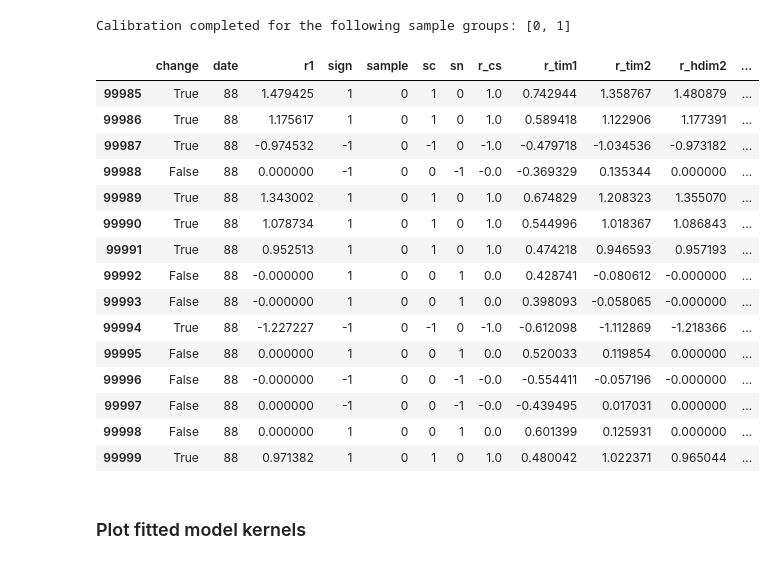
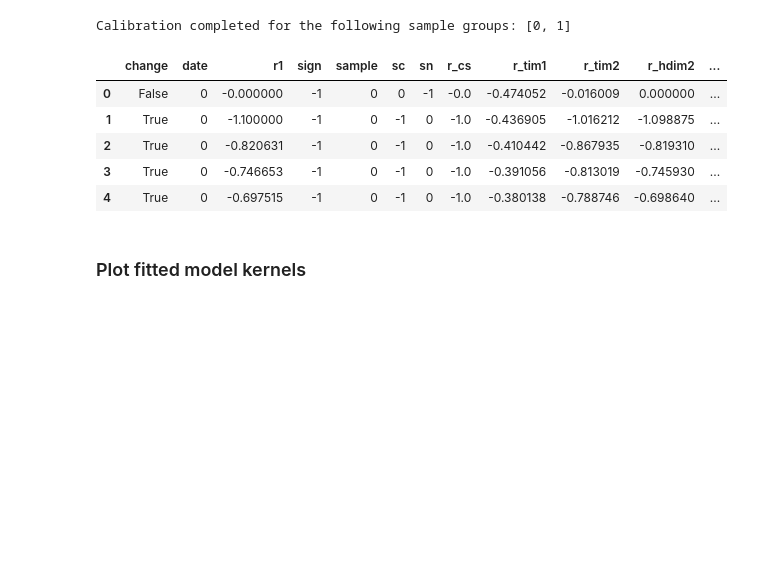
Before and after one commit to felixpatzelt/priceprop, a Jupyter notebook: examples/calibrate_batch_demo.ipynb, the cells around one changed output. Saved outputs shown, nothing was run; the diff lists cells and outputs as text; code cells hidden in the pictures; blank space fills up the shorter version.

```diff
--- a/examples/calibrate_batch_demo.ipynb
+++ b/examples/calibrate_batch_demo.ipynb
@@ -41,30 +39,30 @@ c = (powerlaw_psd_gaussian(1-gamma_c, steps) > 0)
 # ---------------------------------------------
 
 # maximum lag for propagator kernel
-lmax = 2**9
-lags = np.arange(1,lmax+1)
+maxlag = 2**8
+lags = np.arange(1,maxlag+1)
 
 # time steps
 t = np.arange(steps, dtype=int)
 
 # some power law kernels
-## differential kernel
-k_n = prop.k_pow(lmax+1, prop.beta_from_gamma(gamma_s))
-k_c = prop.k_pow(lmax+1, prop.beta_from_gamma(gamma_s))
+k_n = prop.k_pow(maxlag+1, prop.beta_from_gamma(gamma_s)) * 0.25
+k_c = prop.k_pow(maxlag+1, prop.beta_from_gamma(gamma_s))
+k_n[0] = 0
+k_n[1] = .1
 
-k_n[0] = 0
 r = prop.hdim2(s, c, k_n, k_c)
 # %% [markdown]
 Create a dataframe that resembles the way actual trading data may be analysed
 # %%
 # simulate split over different days
-mean_day_length = 2**9
+mean_day_length = 2**8
 trades = pd.DataFrame({
     'r1':         r,  # one-step mid-return
     'sign':       s,  # signed volume (quantity) of a single trade
     'change':     c,  # change indicator
     # simulate days of different lenghts
-    'date':       np.cumsum(np.random.rand(len(c)) / mean_day_length / 1.1).astype(int)
+    'date':       np.cumsum(np.random.rand(len(c)) / mean_day_length).astype(int)
 })
 # split in two sample groups for out-of-sample analysis
 trades['sample'] = trades['date'] % 2
@@ -80,6 +78,6 @@ trades.head()
 # %% [markdown]
 Now the trades are added to a dictionary which allows to collect also the price responses, correlation matrices, etc. for later analyses.
 # %%
-db = {'tt': trades, 'lmax': lmax} # tt stands for true trades, i.e. after merging transactions
+db = {'tt': trades} # tt stands for true trades, i.e. after merging transactions
 # %% [markdown]
 ### Calibrate and simulate the models
@@ -95,24 +100,14 @@ print db['cal'].keys()
 Calibration completed for the following sample groups: [0, 1]
 # %%
 # the simulated time-series should now be included in the trades dataframe
-db['tt'].tail(15)
+db['tt'].head()
 # %% [output]
 |  | change | date | r1 | sign | sample | sc | sn | r_cs | r_tim1 | r_tim2 | r_hdim2 | ... |
-| 99985 | True | 88 | 1.479425 | 1 | 0 | 1 | 0 | 1.0 | 0.742944 | 1.358767 | 1.480879 | ... |
-| 99986 | True | 88 | 1.175617 | 1 | 0 | 1 | 0 | 1.0 | 0.589418 | 1.122906 | 1.177391 | ... |
-| 99987 | True | 88 | -0.974532 | -1 | 0 | -1 | 0 | -1.0 | -0.479718 | -1.034536 | -0.973182 | ... |
-| 99988 | False | 88 | 0.000000 | -1 | 0 | 0 | -1 | -0.0 | -0.369329 | 0.135344 | 0.000000 | ... |
-| 99989 | True | 88 | 1.343002 | 1 | 0 | 1 | 0 | 1.0 | 0.674829 | 1.208323 | 1.355070 | ... |
-| 99990 | True | 88 | 1.078734 | 1 | 0 | 1 | 0 | 1.0 | 0.544996 | 1.018367 | 1.086843 | ... |
-| 99991 | True | 88 | 0.952513 | 1 | 0 | 1 | 0 | 1.0 | 0.474218 | 0.946593 | 0.957193 | ... |
-| 99992 | False | 88 | -0.000000 | 1 | 0 | 0 | 1 | 0.0 | 0.428741 | -0.080612 | -0.000000 | ... |
-| 99993 | False | 88 | -0.000000 | 1 | 0 | 0 | 1 | 0.0 | 0.398093 | -0.058065 | -0.000000 | ... |
-| 99994 | True | 88 | -1.227227 | -1 | 0 | -1 | 0 | -1.0 | -0.612098 | -1.112869 | -1.218366 | ... |
-| 99995 | False | 88 | 0.000000 | 1 | 0 | 0 | 1 | 0.0 | 0.520033 | 0.119854 | 0.000000 | ... |
-| 99996 | False | 88 | -0.000000 | -1 | 0 | 0 | -1 | -0.0 | -0.554411 | -0.057196 | -0.000000 | ... |
-| 99997 | False | 88 | 0.000000 | -1 | 0 | 0 | -1 | -0.0 | -0.439495 | 0.017031 | 0.000000 | ... |
-| 99998 | False | 88 | 0.000000 | 1 | 0 | 0 | 1 | 0.0 | 0.601399 | 0.125931 | 0.000000 | ... |
-| 99999 | True | 88 | 0.971382 | 1 | 0 | 1 | 0 | 1.0 | 0.480042 | 1.022371 | 0.965044 | ... |
+| 0 | False | 0 | -0.000000 | -1 | 0 | 0 | -1 | -0.0 | -0.474052 | -0.016009 | 0.000000 | ... |
+| 1 | True | 0 | -1.100000 | -1 | 0 | -1 | 0 | -1.0 | -0.436905 | -1.016212 | -1.098875 | ... |
+| 2 | True | 0 | -0.820631 | -1 | 0 | -1 | 0 | -1.0 | -0.410442 | -0.867935 | -0.819310 | ... |
+| 3 | True | 0 | -0.746653 | -1 | 0 | -1 | 0 | -1.0 | -0.391056 | -0.813019 | -0.745930 | ... |
+| 4 | True | 0 | -0.697515 | -1 | 0 | -1 | 0 | -1.0 | -0.380138 | -0.788746 | -0.698640 | ... |
 # %% [markdown]
 ### Plot fitted model kernels
 # %%
```
Also changed, not shown: parts of 10 cells of this notebook, 6 other files.
